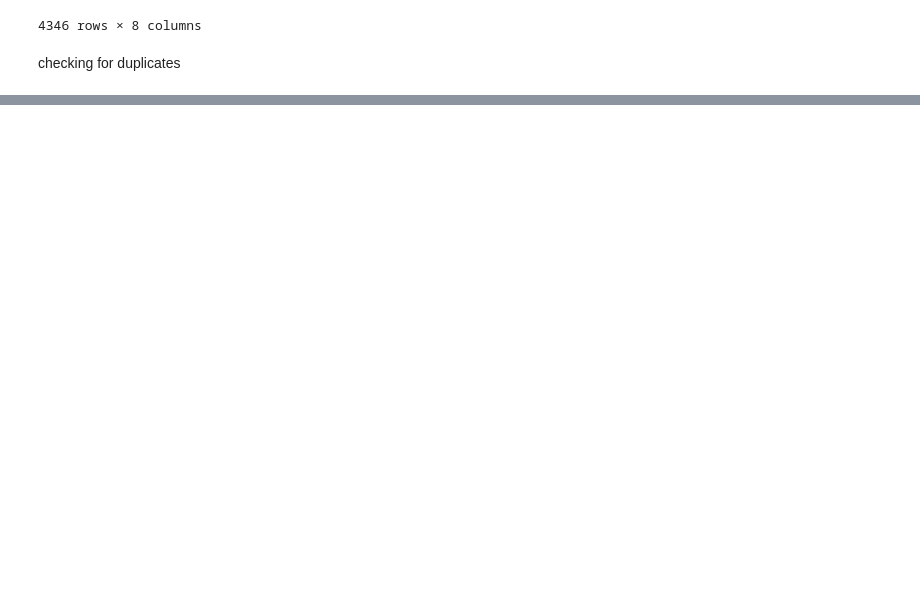
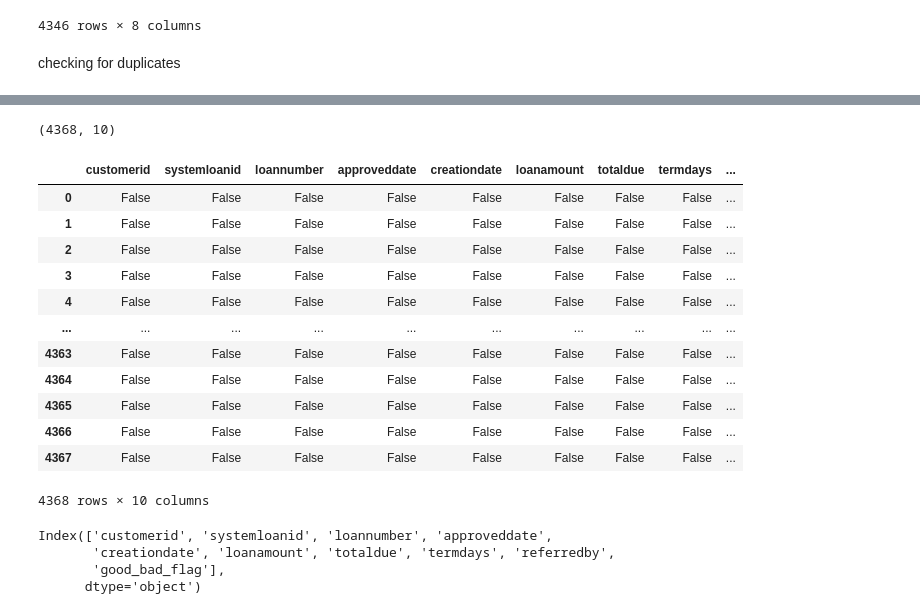
Before and after one commit to KWERA/Eulers_Loan_Prediction, a Jupyter notebook: LOAN_DEFAULT_PREDICTION_CHALLENGE.ipynb, the cells around one changed output, grey strips where cells are left out. Drawn from its saved outputs; the diff is of its cells as text; code cells hidden in the pictures; blank space fills up the shorter version.

```diff
--- a/LOAN_DEFAULT_PREDICTION_CHALLENGE.ipynb
+++ b/LOAN_DEFAULT_PREDICTION_CHALLENGE.ipynb
@@ -263,0 +420,27 @@ checking for duplicates
+# %%
+df2.shape
+# %% [output]
+(4368, 10)
+# %%
+df2.isnull()
+# %% [output]
+|  | customerid | systemloanid | loannumber | approveddate | creationdate | loanamount | totaldue | termdays | ... |
+| 0 | False | False | False | False | False | False | False | False | ... |
+| 1 | False | False | False | False | False | False | False | False | ... |
+| 2 | False | False | False | False | False | False | False | False | ... |
+| 3 | False | False | False | False | False | False | False | False | ... |
+| 4 | False | False | False | False | False | False | False | False | ... |
+| ... | ... | ... | ... | ... | ... | ... | ... | ... | ... |
+| 4363 | False | False | False | False | False | False | False | False | ... |
+| 4364 | False | False | False | False | False | False | False | False | ... |
+| 4365 | False | False | False | False | False | False | False | False | ... |
+| 4366 | False | False | False | False | False | False | False | False | ... |
+| 4367 | False | False | False | False | False | False | False | False | ... |
+4368 rows × 10 columns
+# %%
+df2.columns
+# %% [output]
+Index(['customerid', 'systemloanid', 'loannumber', 'approveddate',
+       'creationdate', 'loanamount', 'totaldue', 'termdays', 'referredby',
+       'good_bad_flag'],
+      dtype='object')
```
Also changed, not shown: parts of 33 cells of this notebook.
